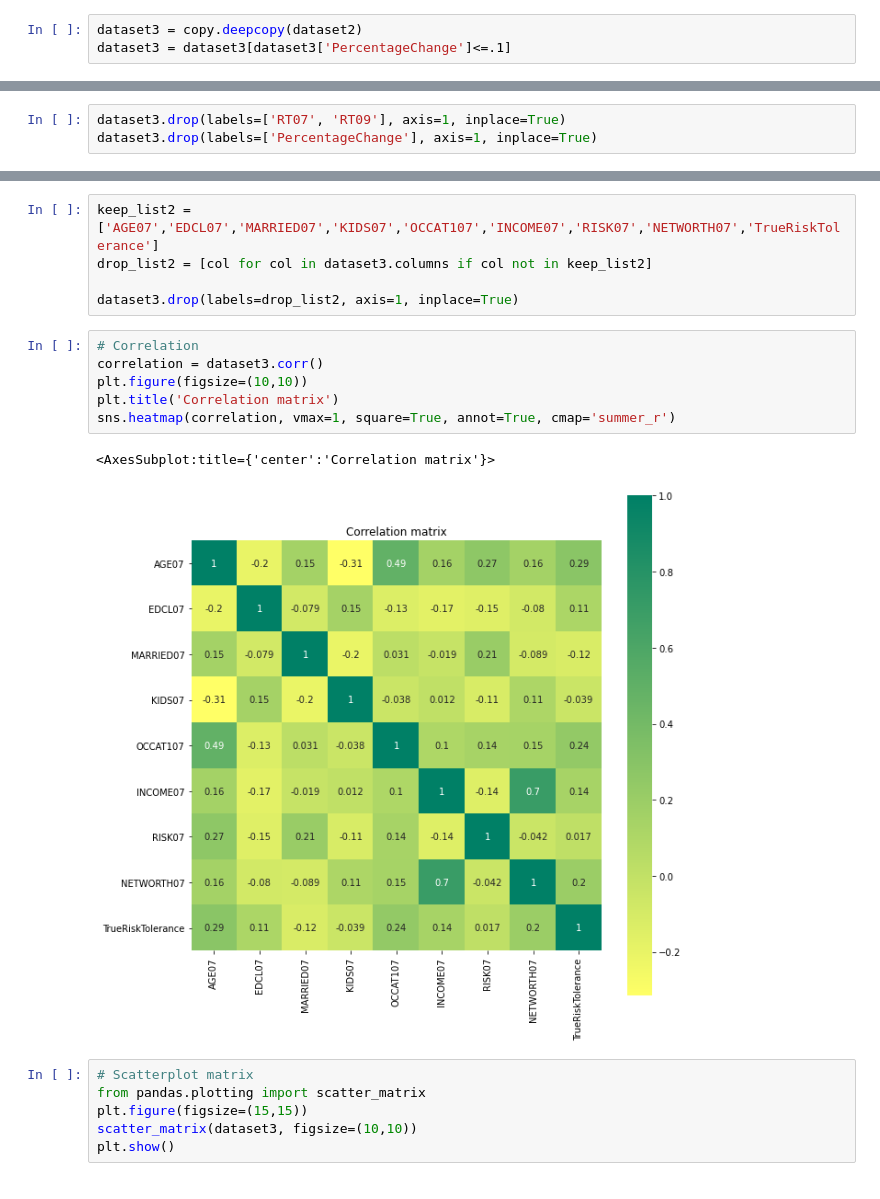
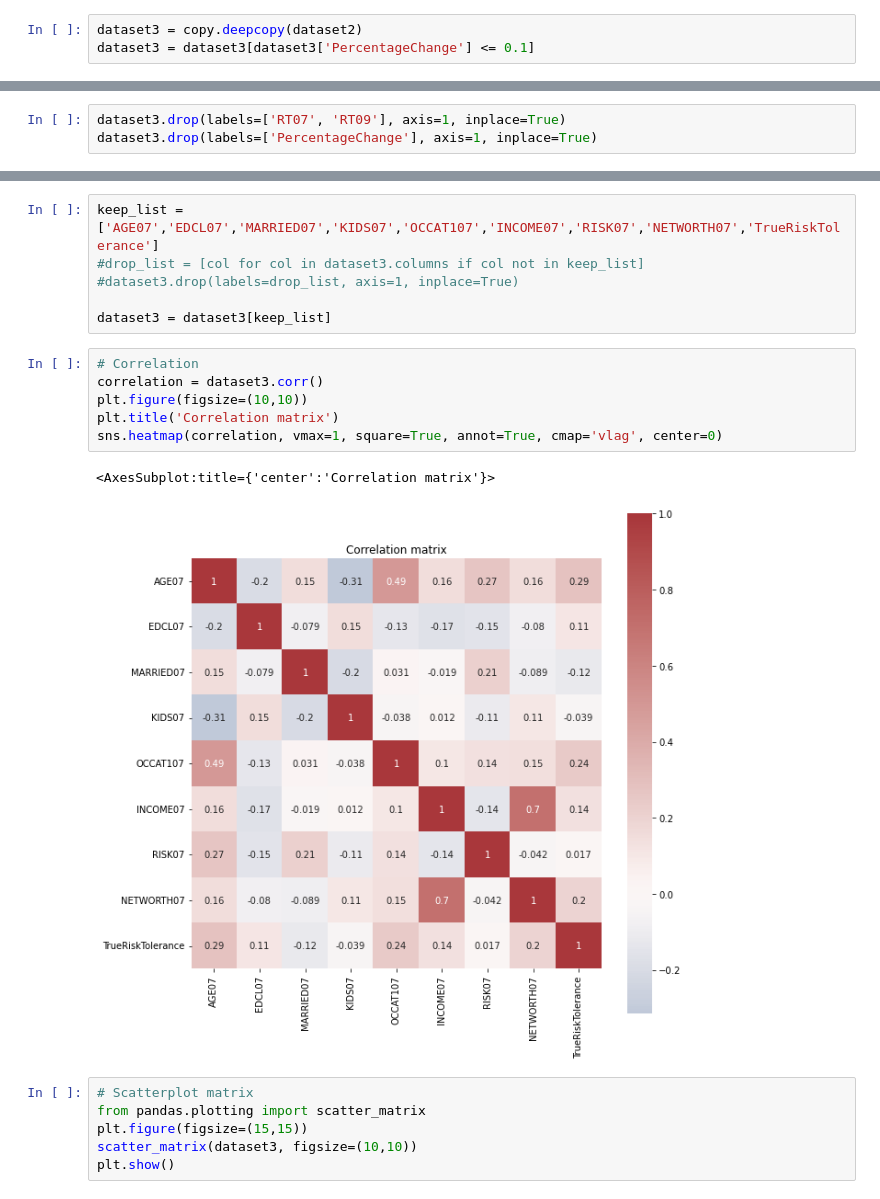
Before and after one commit to y30308/ML_Fin, a Jupyter notebook: ch5_3_InvestorRistToleranceAndRoboAdvisor.ipynb, the cells around one changed output, grey strips where cells are left out. Drawn from its saved outputs; the diff is of its cells as text.

```diff
--- a/ch5_3_InvestorRistToleranceAndRoboAdvisor.ipynb
+++ b/ch5_3_InvestorRistToleranceAndRoboAdvisor.ipynb
@@ -154,7 +130,7 @@ Overall risk tolerance decreased, which is shown by majority of risk tolerance b
 In the next step we pick the intelligent investors whose risk tolerance change between 2007 and 2009 was less than 10%.
 # %%
 dataset3 = copy.deepcopy(dataset2)
-dataset3 = dataset3[dataset3['PercentageChange']<=.1]
+dataset3 = dataset3[dataset3['PercentageChange'] <= 0.1]
 # %%
 dataset3['TrueRiskTolerance'] = (dataset3['RT07'] + dataset3['RT09']) / 2
 # %%
@@ -180,18 +155,19 @@ The description is as follows:
 2. Keep only the intuitive factors as of 2007 only and remove all the intermediate features and features related to 2009, as the variables of 2007 are the only ones required for predicting the risk tolerance.
 # %%
-keep_list2 = ['AGE07','EDCL07','MARRIED07','KIDS07','OCCAT107','INCOME07','RISK07','NETWORTH07','TrueRiskTolerance']
-drop_list2 = [col for col in dataset3.columns if col not in keep_list2]
+keep_list = ['AGE07','EDCL07','MARRIED07','KIDS07','OCCAT107','INCOME07','RISK07','NETWORTH07','TrueRiskTolerance']
+#drop_list = [col for col in dataset3.columns if col not in keep_list]
+#dataset3.drop(labels=drop_list, axis=1, inplace=True)
 
-dataset3.drop(labels=drop_list2, axis=1, inplace=True)
+dataset3 = dataset3[keep_list]
 # %%
 # Correlation
 correlation = dataset3.corr()
 plt.figure(figsize=(10,10))
 plt.title('Correlation matrix')
-sns.heatmap(correlation, vmax=1, square=True, annot=True, cmap='summer_r')
+sns.heatmap(correlation, vmax=1, square=True, annot=True, cmap='vlag', center=0)
 # %% [output]
 <AxesSubplot:title={'center':'Correlation matrix'}>
-[figure, old version]
+[figure, new version]
 # %%
 # Scatterplot matrix
 from pandas.plotting import scatter_matrix
```
Also changed, not shown: parts of 31 cells of this notebook, 1 other file.
